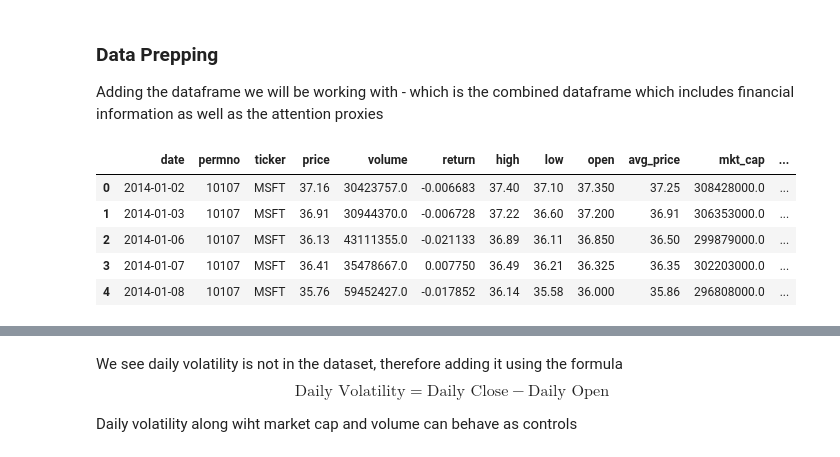
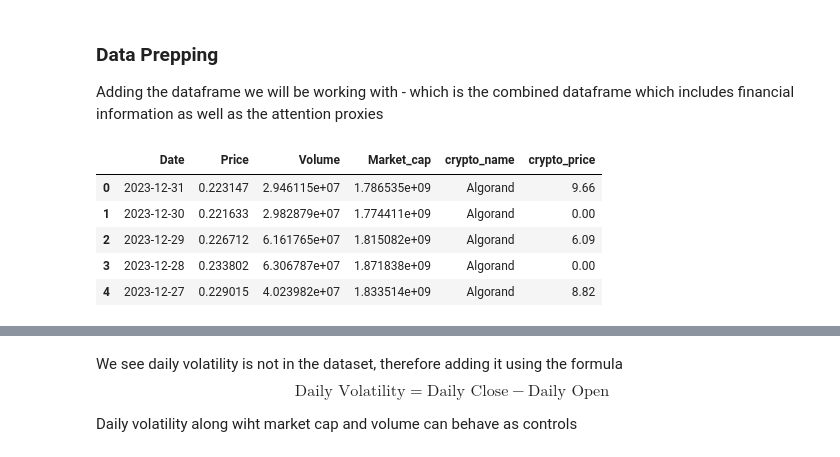
Before and after one commit to senaruetschlin/Investor_Attention, a Jupyter notebook: crypto_models.ipynb, the cells around one changed output, grey strips where cells are left out. Drawn from its saved outputs; the diff is of its cells as text; code cells hidden in the pictures.

Commit message:
Visualizations of cryptos done but combine crypto file broken

```diff
--- a/crypto_models.ipynb
+++ b/crypto_models.ipynb
@@ -8,12 +8,13 @@ In order to test our hypothesis, we need to conduct statistical tests to determi
 Adding the dataframe we will be working with - which is the combined dataframe which includes financial information as well as the attention proxies
 # %%
 import pandas as pd
-df = pd.read_csv("combined_financial_data.csv", index_col=0)
+import numpy as np
+df = pd.read_csv("combined_crypto_data.csv", index_col=0)
 df.head()
 # %% [output]
-|  | date | permno | ticker | price | volume | return | high | low | open | avg_price | mkt_cap | ... |
-| 0 | 2014-01-02 | 10107 | MSFT | 37.16 | 30423757.0 | -0.006683 | 37.40 | 37.10 | 37.350 | 37.25 | 308428000.0 | ... |
-| 1 | 2014-01-03 | 10107 | MSFT | 36.91 | 30944370.0 | -0.006728 | 37.22 | 36.60 | 37.200 | 36.91 | 306353000.0 | ... |
-| 2 | 2014-01-06 | 10107 | MSFT | 36.13 | 43111355.0 | -0.021133 | 36.89 | 36.11 | 36.850 | 36.50 | 299879000.0 | ... |
-| 3 | 2014-01-07 | 10107 | MSFT | 36.41 | 35478667.0 | 0.007750 | 36.49 | 36.21 | 36.325 | 36.35 | 302203000.0 | ... |
-| 4 | 2014-01-08 | 10107 | MSFT | 35.76 | 59452427.0 | -0.017852 | 36.14 | 35.58 | 36.000 | 35.86 | 296808000.0 | ... |
+|  | Date | Price | Volume | Market_cap | crypto_name | crypto_price |
+| 0 | 2023-12-31 | 0.223147 | 2.946115e+07 | 1.786535e+09 | Algorand | 9.66 |
+| 1 | 2023-12-30 | 0.221633 | 2.982879e+07 | 1.774411e+09 | Algorand | 0.00 |
+| 2 | 2023-12-29 | 0.226712 | 6.161765e+07 | 1.815082e+09 | Algorand | 6.09 |
+| 3 | 2023-12-28 | 0.233802 | 6.306787e+07 | 1.871838e+09 | Algorand | 0.00 |
+| 4 | 2023-12-27 | 0.229015 | 4.023982e+07 | 1.833514e+09 | Algorand | 8.82 |
```
Also changed, not shown: parts of 14 cells of this notebook, 4 other files.
